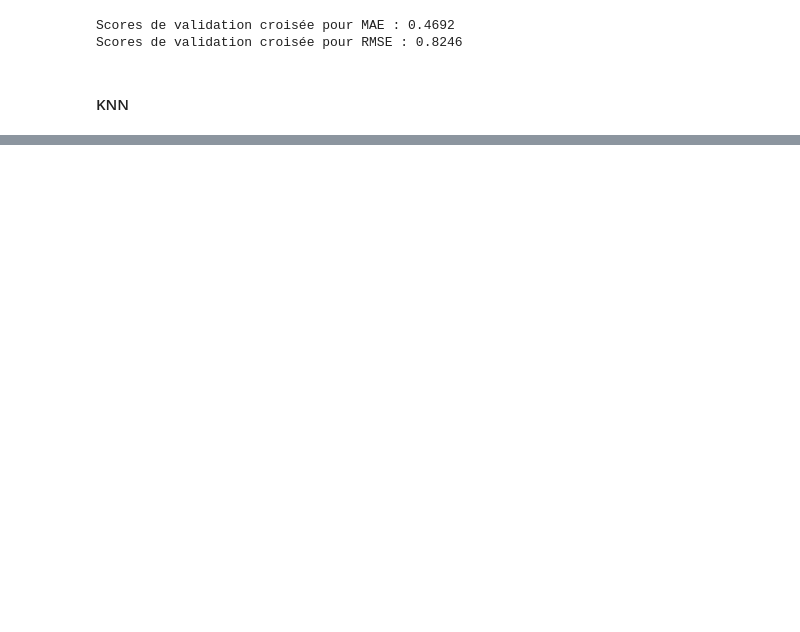
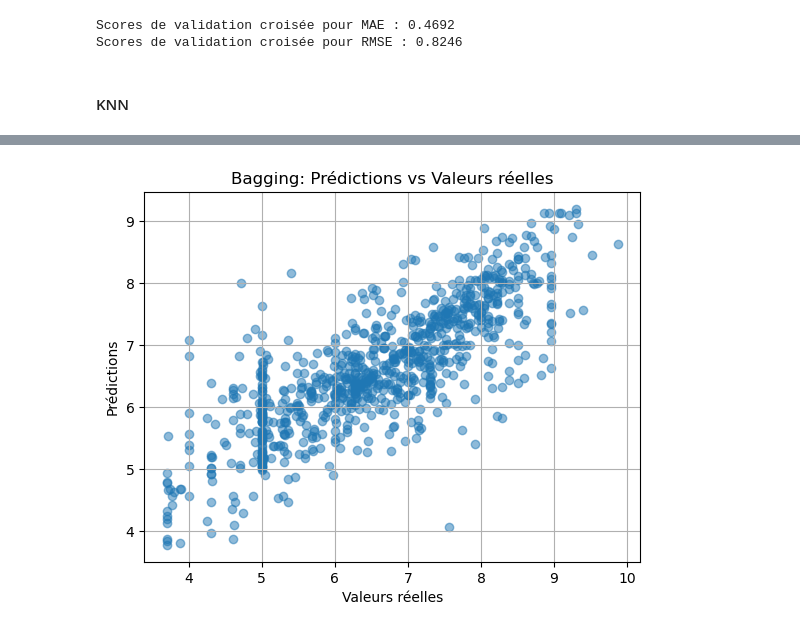
Before and after one commit to rachidsahli/Challenge-data-ens, a Jupyter notebook: Interaction_Molécule/pred_baseline.ipynb, the cells around one changed output, grey strips where cells are left out. Cells and saved outputs as stored; diff of their text form; code cells hidden in the pictures; blank space fills up the shorter version.

```diff
--- a/Interaction_Molécule/pred_baseline.ipynb
+++ b/Interaction_Molécule/pred_baseline.ipynb
@@ -210,0 +292,4 @@ Scores de validation croisée pour RMSE : 0.8247
+# %%
+# Prédictions sur les deux dataset
+y_pred_train_bagging = bagging_model.predict(X_train_split)
+y_pred_test_bagging = bagging_model.predict(X_test_split)
@@ -210,0 +312,10 @@ Scores de validation croisée pour RMSE : 0.8247
+# %%
+# Visualisation des prédictions sur le dataset de test
+plt.scatter(y_test_split, y_pred_test_bagging, alpha=0.5)
+plt.xlabel("Valeurs réelles")
+plt.ylabel("Prédictions")
+plt.title("Bagging: Prédictions vs Valeurs réelles")
+plt.grid(True)
+plt.show()
+# %% [output]
+[figure, added]
```
Also changed, not shown: parts of 26 cells of this notebook.
